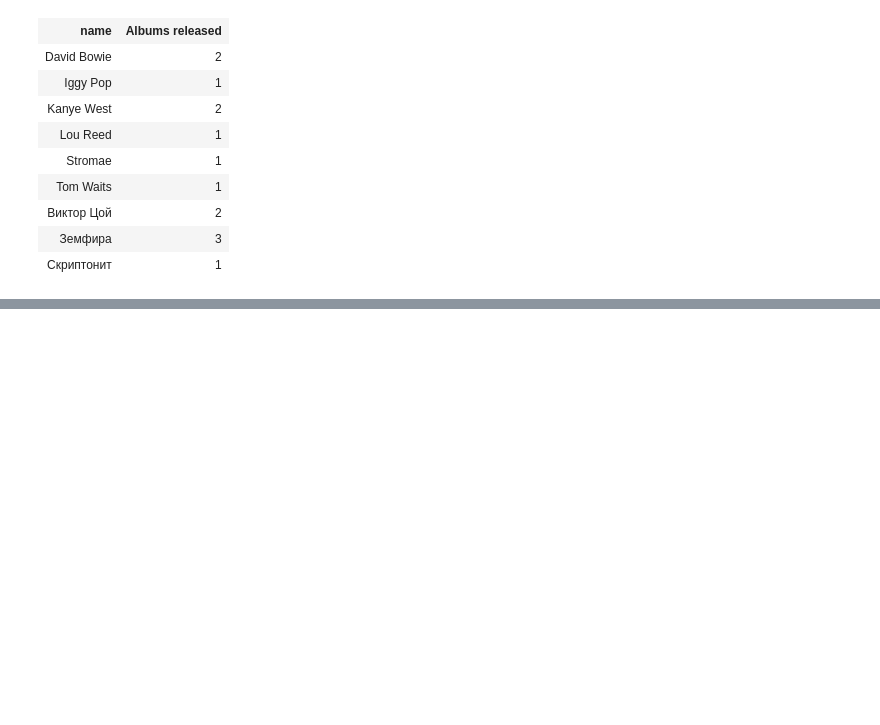
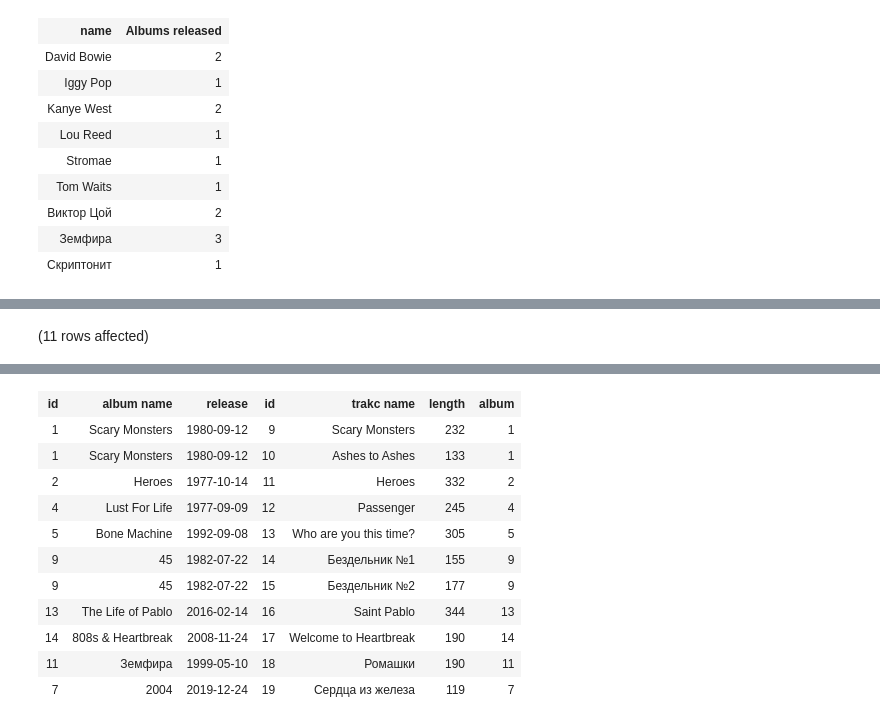
Before and after one commit to petrik33/BSU-Data-Engineering, a Jupyter notebook: 12. Roundup/notebook.ipynb, the cells around one changed output, grey strips where cells are left out. Saved outputs shown, nothing was run; the diff lists cells and outputs as text; code cells hidden in the pictures; blank space fills up the shorter version.

```diff
--- a/12. Roundup/notebook.ipynb
+++ b/12. Roundup/notebook.ipynb
@@ -438,0 +620,6 @@ Total execution time: 00:00:00.011
+# %%
+SELECT a.id, a.name as [album name], a.release, t.id, t.name as [track name], t.length, t.album
+FROM albums a
+INNER JOIN tracks t ON a.id = t.album;
+# %% [output]
+(11 rows affected)
@@ -438,0 +627,12 @@ Total execution time: 00:00:00.011
+| id | album name | release | id | trakc name | length | album |
+| 1 | Scary Monsters | 1980-09-12 | 9 | Scary Monsters | 232 | 1 |
+| 1 | Scary Monsters | 1980-09-12 | 10 | Ashes to Ashes | 133 | 1 |
+| 2 | Heroes | 1977-10-14 | 11 | Heroes | 332 | 2 |
+| 4 | Lust For Life | 1977-09-09 | 12 | Passenger | 245 | 4 |
+| 5 | Bone Machine | 1992-09-08 | 13 | Who are you this time? | 305 | 5 |
+| 9 | 45 | 1982-07-22 | 14 | Бездельник №1 | 155 | 9 |
+| 9 | 45 | 1982-07-22 | 15 | Бездельник №2 | 177 | 9 |
+| 13 | The Life of Pablo | 2016-02-14 | 16 | Saint Pablo | 344 | 13 |
+| 14 | 808s & Heartbreak | 2008-11-24 | 17 | Welcome to Heartbreak | 190 | 14 |
+| 11 | Земфира | 1999-05-10 | 18 | Ромашки | 190 | 11 |
+| 7 | 2004 | 2019-12-24 | 19 | Сердца из железа | 119 | 7 |
```
Also changed, not shown: parts of 56 cells of this notebook.
